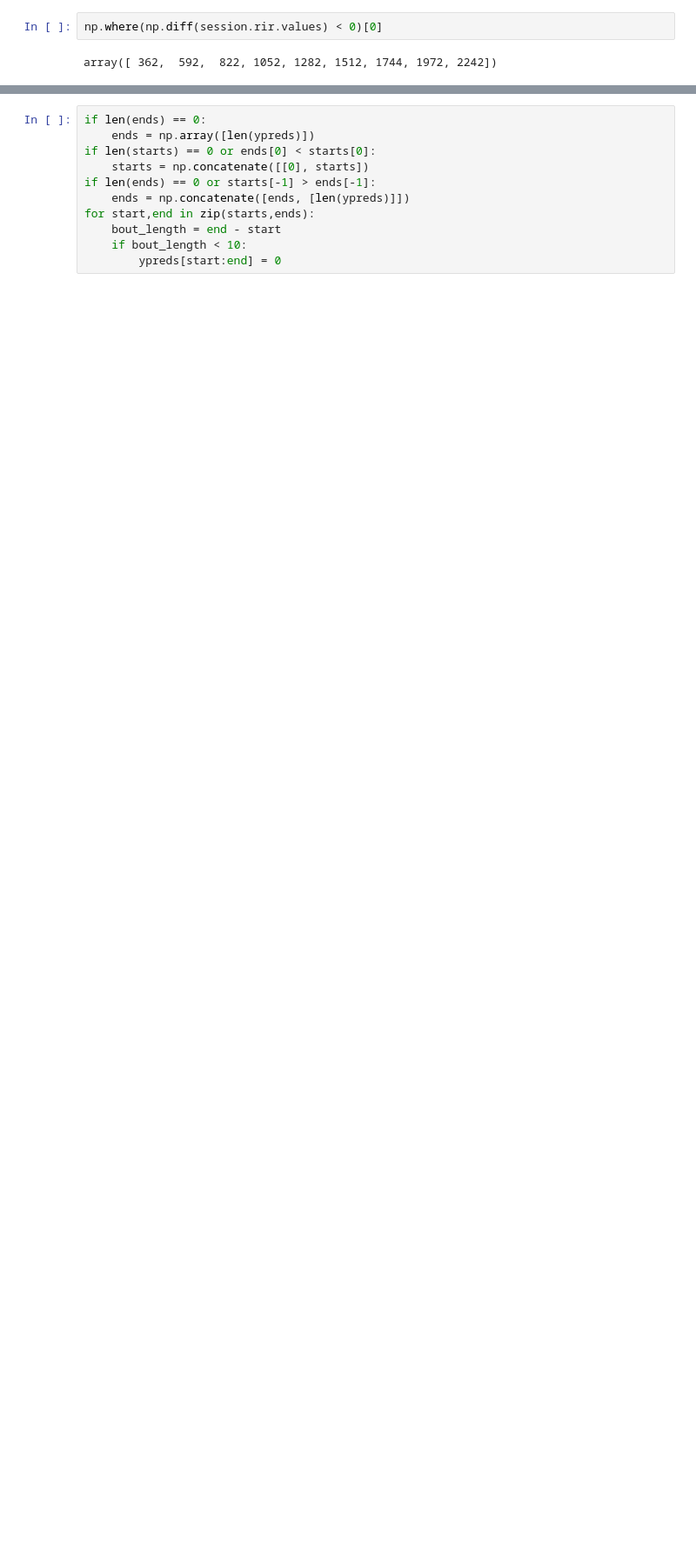
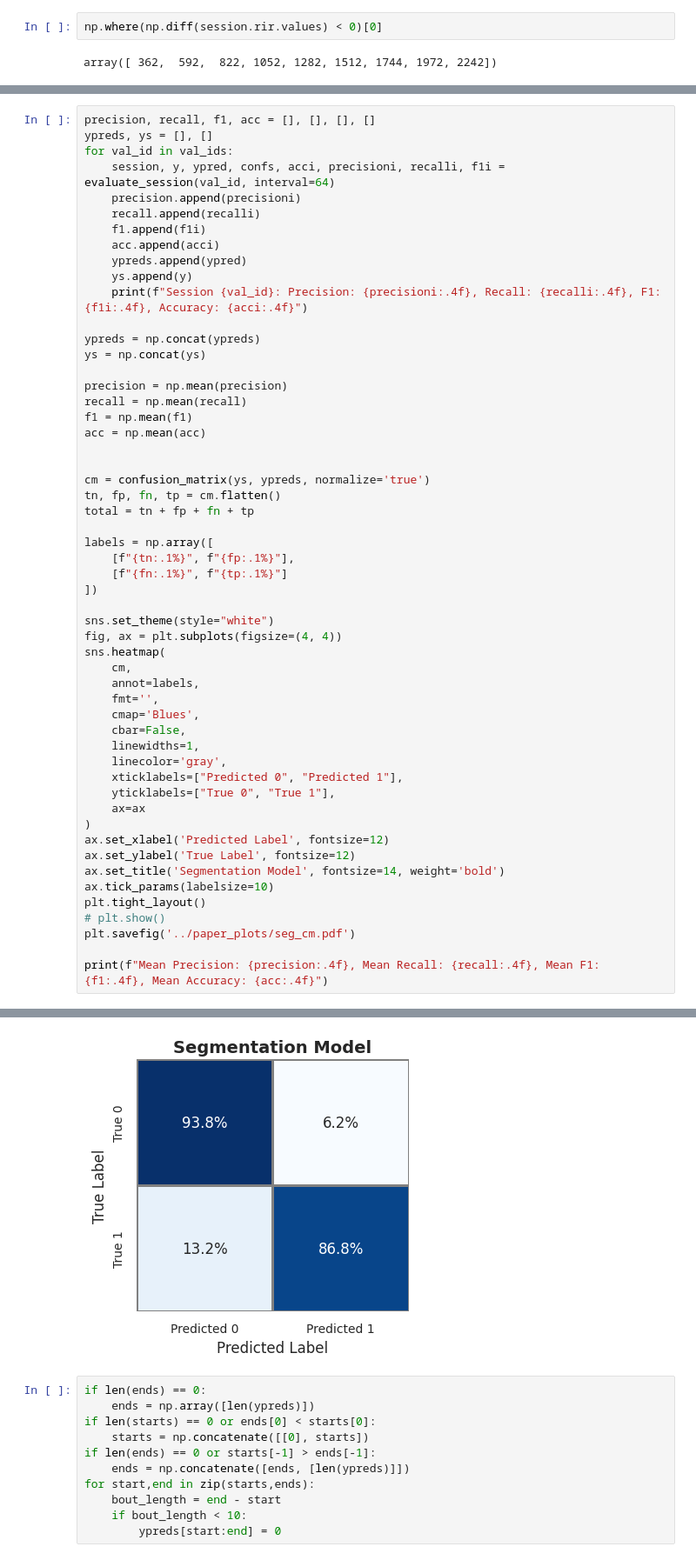
Before and after one commit to Musa-Azeem/AI-hypertrophy-coach, a Jupyter notebook: ml-notebooks/segmentation.ipynb, the cells around one changed output, grey strips where cells are left out. Shown at 87% size. Cells and saved outputs as stored; diff of their text form; blank space fills up the shorter version.

```diff
--- a/ml-notebooks/segmentation.ipynb
+++ b/ml-notebooks/segmentation.ipynb
@@ -830,0 +872,55 @@ Accuracy: 0.9536, Precision: 0.9011, Recall: 0.9474, F1: 0.9237
+# %%
+precision, recall, f1, acc = [], [], [], []
+ypreds, ys = [], []
+for val_id in val_ids:
+    session, y, ypred, confs, acci, precisioni, recalli, f1i = evaluate_session(val_id, interval=64)
+    precision.append(precisioni)
+    recall.append(recalli)
+    f1.append(f1i)
+    acc.append(acci)
+    ypreds.append(ypred)
+    ys.append(y)
+    print(f"Session {val_id}: Precision: {precisioni:.4f}, Recall: {recalli:.4f}, F1: {f1i:.4f}, Accuracy: {acci:.4f}")
+
+ypreds = np.concat(ypreds)
+ys = np.concat(ys)
+
+precision = np.mean(precision)
+recall = np.mean(recall)
+f1 = np.mean(f1)
+acc = np.mean(acc)
+
+
+cm = confusion_matrix(ys, ypreds, normalize='true')
+tn, fp, fn, tp = cm.flatten()
+total = tn + fp + fn + tp
+
+labels = np.array([
+    [f"{tn:.1%}", f"{fp:.1%}"],
+    [f"{fn:.1%}", f"{tp:.1%}"]
+])
+
+sns.set_theme(style="white")
+fig, ax = plt.subplots(figsize=(4, 4))
+sns.heatmap(
+    cm,
+    annot=labels,
+    fmt='',
+    cmap='Blues',
+    cbar=False,
+    linewidths=1,
+    linecolor='gray',
+    xticklabels=["Predicted 0", "Predicted 1"],
+    yticklabels=["True 0", "True 1"],
+    ax=ax
+)
+ax.set_xlabel('Predicted Label', fontsize=12)
+ax.set_ylabel('True Label', fontsize=12)
+ax.set_title('Segmentation Model', fontsize=14, weight='bold')
+ax.tick_params(labelsize=10)
+plt.tight_layout()
+# plt.show()
+plt.savefig('../paper_plots/seg_cm.pdf')
+
+print(f"Mean Precision: {precision:.4f}, Mean Recall: {recall:.4f}, Mean F1: {f1:.4f}, Mean Accuracy: {acc:.4f}")
+# %% [output]
@@ -831,3 +943,4 @@ Accuracy: 0.9536, Precision: 0.9011, Recall: 0.9474, F1: 0.9237
+[figure, added]
 # %%
 if len(ends) == 0:
     ends = np.array([len(ypreds)])
```
Also changed, not shown: parts of 14 cells of this notebook, 7 other files.
